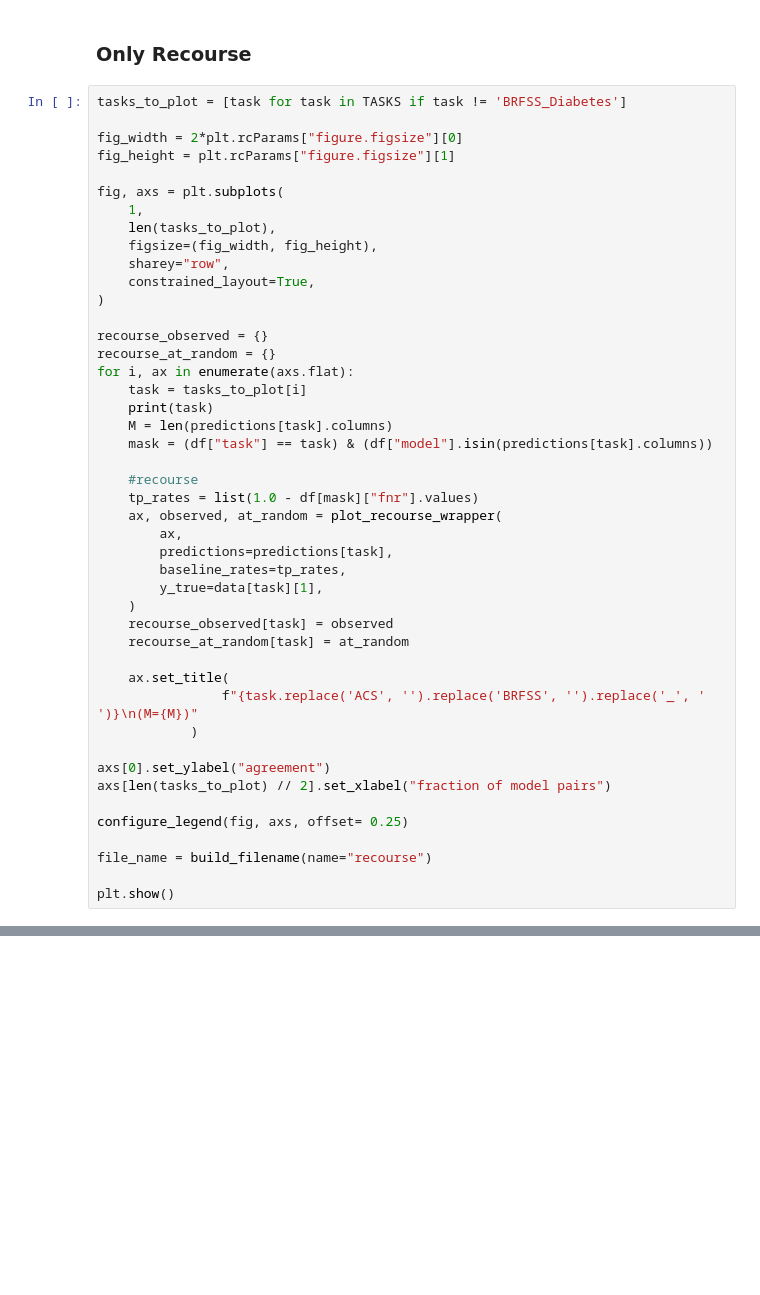
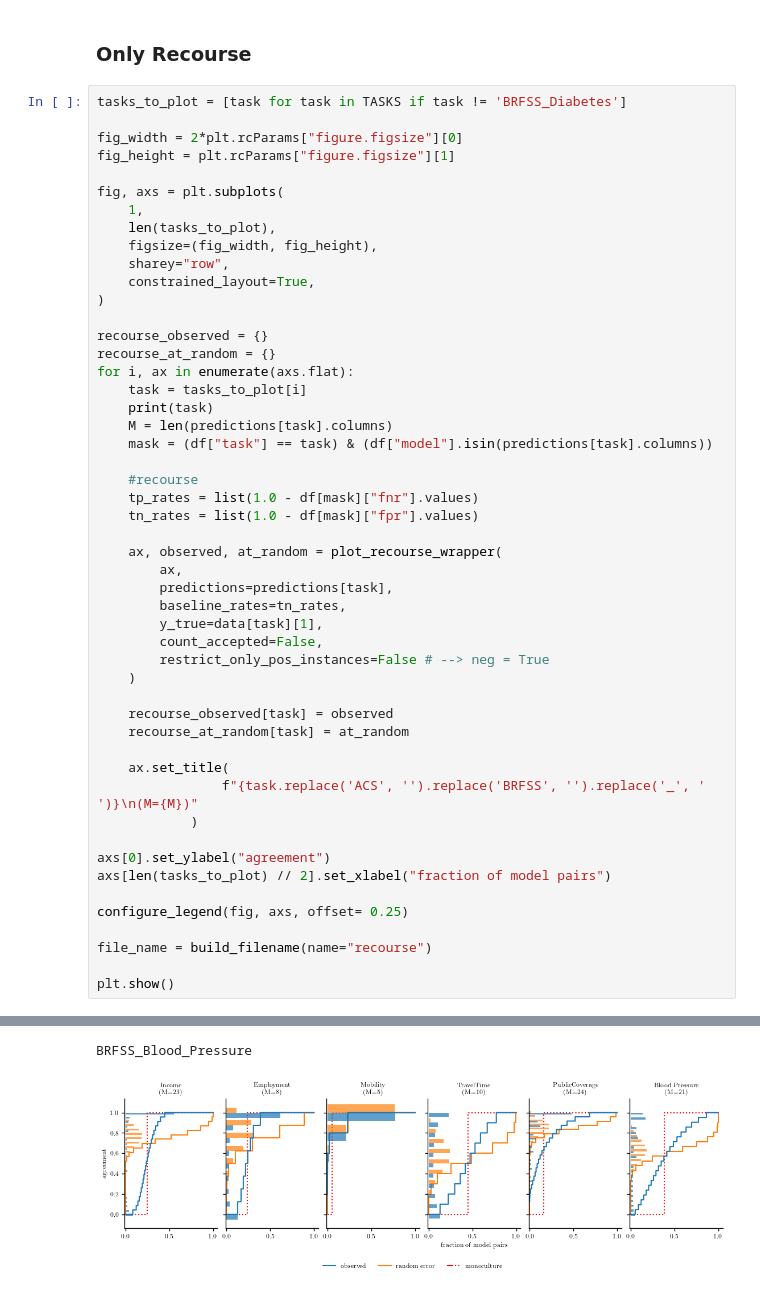
Before and after one commit to milagorecki/monoculture-multiplicity-paper, a Jupyter notebook: notebooks/same-prompt/negative instances/agreement-recourse-neg.ipynb, the cells around one changed output, grey strips where cells are left out. Cells and saved outputs as stored; diff of their text form; blank space fills up the shorter version.

```diff
--- a/notebooks/same-prompt/negative instances/agreement-recourse-neg.ipynb
+++ b/notebooks/same-prompt/negative instances/agreement-recourse-neg.ipynb
@@ -380,12 +387,17 @@ for i, ax in enumerate(axs.flat):
 
     #recourse
     tp_rates = list(1.0 - df[mask]["fnr"].values)
+    tn_rates = list(1.0 - df[mask]["fpr"].values)
+
     ax, observed, at_random = plot_recourse_wrapper(
         ax,
         predictions=predictions[task],
-        baseline_rates=tp_rates,
+        baseline_rates=tn_rates,
         y_true=data[task][1],
+        count_accepted=False,
+        restrict_only_pos_instances=False # --> neg = True
     )
+
     recourse_observed[task] = observed
     recourse_at_random[task] = at_random
 
@@ -408,3 +428,5 @@ ValueError: operands could not be broadcast together with shapes (0,) (105217,)
+BRFSS_Blood_Pressure
+[figure, added]
 # %%
 print(f"{num_shots}-shot")
 print(f"{'model':15} & M &\tno recourse & substantial recourse& full recourse\\\\")
```
Also changed, not shown: parts of 10 cells of this notebook, 8 other files.
